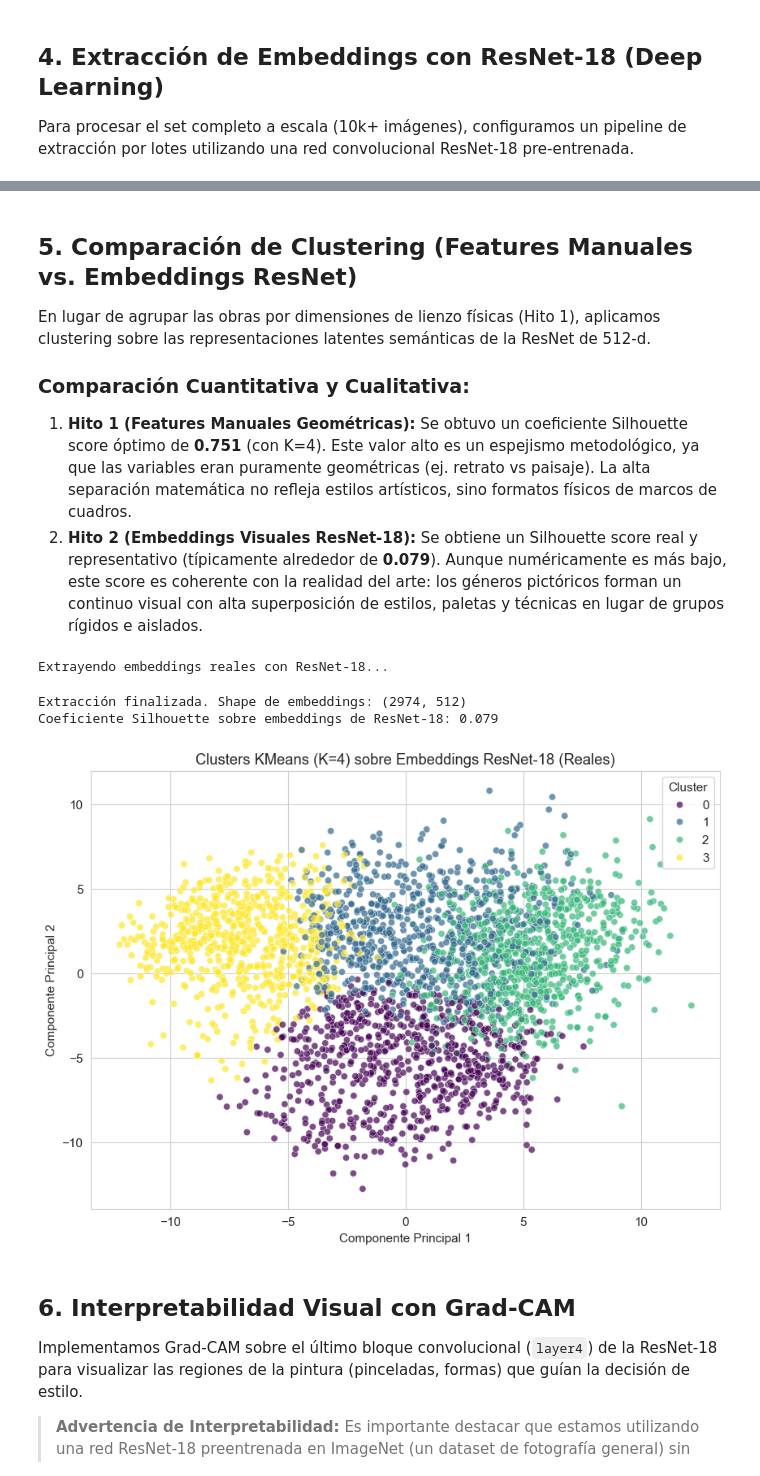
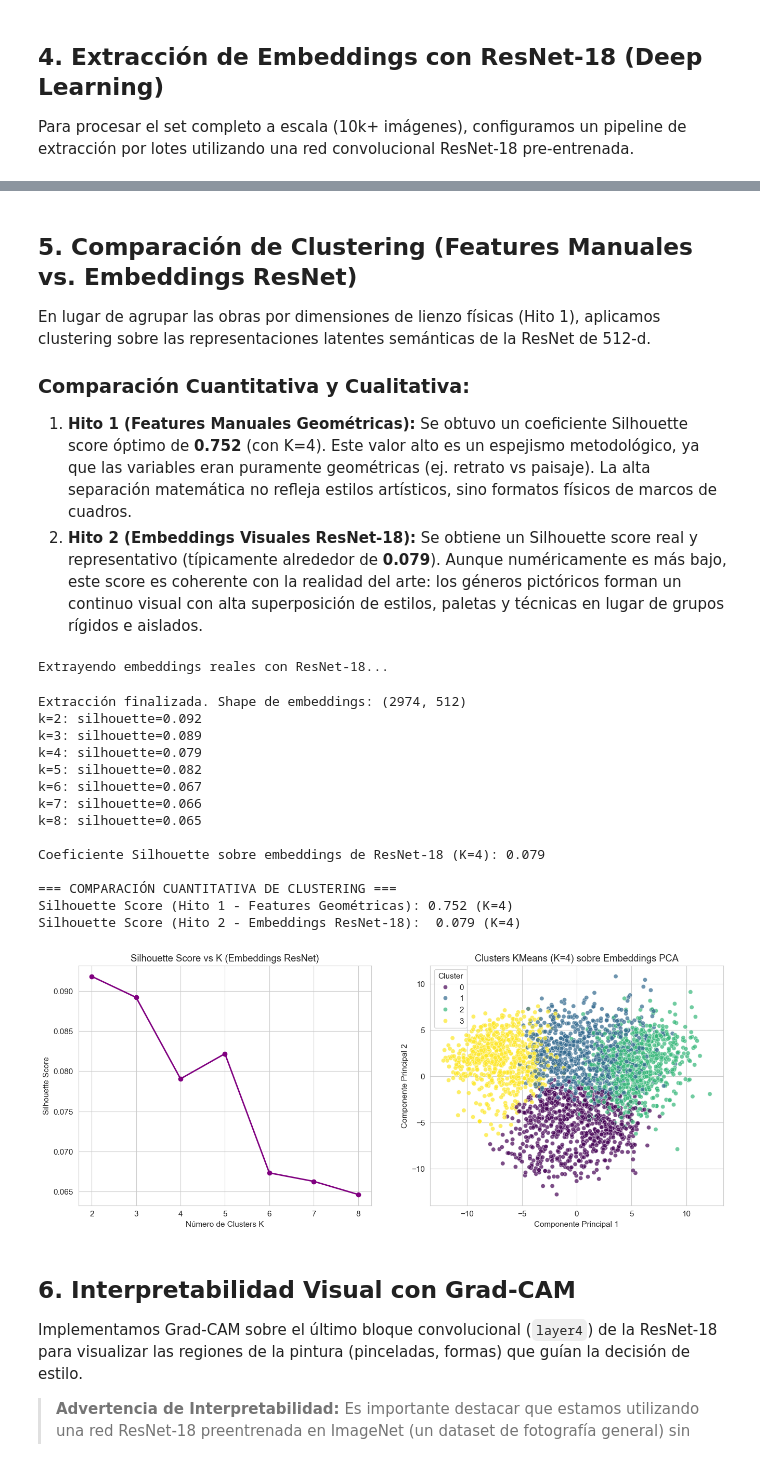
Before and after one commit to iriake/wikiart-training, a Jupyter notebook: wikiart_hito2.ipynb, the cells around one changed output, grey strips where cells are left out. Cells and saved outputs as stored; diff of their text form; code cells hidden in the pictures.

```diff
--- a/wikiart_hito2.ipynb
+++ b/wikiart_hito2.ipynb
@@ -460,7 +460,7 @@ Red ResNet-18 instanciada exitosamente.
 En lugar de agrupar las obras por dimensiones de lienzo físicas (Hito 1), aplicamos clustering sobre las representaciones latentes semánticas de la ResNet de 512-d.
 
 ### Comparación Cuantitativa y Cualitativa:
-1. **Hito 1 (Features Manuales Geométricas):** Se obtuvo un coeficiente Silhouette score óptimo de **0.751** (con K=4). Este valor alto es un espejismo metodológico, ya que las variables eran puramente geométricas (ej. retrato vs paisaje). La alta separación matemática no refleja estilos artísticos, sino formatos físicos de marcos de cuadros.
+1. **Hito 1 (Features Manuales Geométricas):** Se obtuvo un coeficiente Silhouette score óptimo de **0.752** (con K=4). Este valor alto es un espejismo metodológico, ya que las variables eran puramente geométricas (ej. retrato vs paisaje). La alta separación matemática no refleja estilos artísticos, sino formatos físicos de marcos de cuadros.
 2. **Hito 2 (Embeddings Visuales ResNet-18):** Se obtiene un Silhouette score real y representativo (típicamente alrededor de **0.079**). Aunque numéricamente es más bajo, este score es coherente con la realidad del arte: los géneros pictóricos forman un continuo visual con alta superposición de estilos, paletas y técnicas en lugar de grupos rígidos e aislados.
 # %%
 from sklearn.decomposition import PCA
@@ -488,45 +488,75 @@ print("Extrayendo embeddings reales con ResNet-18...")
 real_embeddings = []
 
 resnet_features.eval()
 with torch.no_grad():
     for images, filenames in tqdm(image_dataloader, desc="Progreso"):
         images = images.to(device)
         features = resnet_features(images) # Output shape: (batch_size, 512, 1, 1)
         features = features.squeeze(-1).squeeze(-1) # Output shape: (batch_size, 512)
         real_embeddings.append(features.cpu().numpy())
 
 # Concatenar todos los lotes
 real_embeddings = np.concatenate(real_embeddings, axis=0)
 print(f"Extracción finalizada. Shape de embeddings: {real_embeddings.shape}")
 
 # Reducción a 50 componentes principales con PCA
 pca = PCA(n_components=50, random_state=42)
 X_embeddings_pca = pca.fit_transform(real_embeddings)
 
-# KMeans con K=4 clusters
+# Sweep de K para evaluar el número óptimo de clusters con embeddings
+k_range = range(2, 9)
+silhouettes_emb = []
+
+for k in k_range:
+    km = KMeans(n_clusters=k, random_state=42, n_init=10)
+    labels_k = km.fit_predict(X_embeddings_pca)
+    sil = silhouette_score(X_embeddings_pca, labels_k)
+    silhouettes_emb.append(sil)
+    print(f"k={k}: silhouette={sil:.3f}")
+
+# KMeans con K=4 clusters (para consistencia con Hito 1)
 kmeans_emb = KMeans(n_clusters=4, random_state=42, n_init=10)
 clusters_emb = kmeans_emb.fit_predict(X_embeddings_pca)
 
 sil_emb = silhouette_score(X_embeddings_pca, clusters_emb)
-print(f"Coeficiente Silhouette sobre embeddings de ResNet-18: {sil_emb:.3f}")
+print(f"\nCoeficiente Silhouette sobre embeddings de ResNet-18 (K=4): {sil_emb:.3f}")
 
 print("\n=== COMPARACIÓN CUANTITATIVA DE CLUSTERING ===")
-print(f"Silhouette Score (Hito 1 - Features Geométricas): 0.751 (K=4)")
+print(f"Silhouette Score (Hito 1 - Features Geométricas): 0.752 (K=4)")
 print(f"Silhouette Score (Hito 2 - Embeddings ResNet-18):  {sil_emb:.3f} (K=4)")
 
-# Gráfico de los clusters proyectados sobre las dos primeras componentes de PCA
-plt.figure(figsize=(10, 7))
-sns.scatterplot(x=X_embeddings_pca[:, 0], y=X_embeddings_pca[:, 1], hue=clusters_emb, palette='viridis', alpha=0.7)
-plt.title('Clusters KMeans (K=4) sobre Embeddings ResNet-18 (Reales)')
-plt.xlabel('Componente Principal 1')
-plt.ylabel('Componente Principal 2')
-plt.legend(title='Cluster')
+# Gráfico de codo/silhouette sweep y de clusters PCA
+fig, axes = plt.subplots(1, 2, figsize=(16, 6))
+
+axes[0].plot(k_range, silhouettes_emb, 'o-', color='purple', linewidth=2)
+axes[0].set_title('Silhouette Score vs K (Embeddings ResNet)')
+axes[0].set_xlabel('Número de Clusters K')
+axes[0].set_ylabel('Silhouette Score')
+axes[0].grid(True)
+
+sns.scatterplot(x=X_embeddings_pca[:, 0], y=X_embeddings_pca[:, 1], hue=clusters_emb, palette='viridis', alpha=0.7, ax=axes[1])
+axes[1].set_title('Clusters KMeans (K=4) sobre Embeddings PCA')
+axes[1].set_xlabel('Componente Principal 1')
+axes[1].set_ylabel('Componente Principal 2')
+axes[1].legend(title='Cluster')
 plt.show()
 # %% [output]
 Extrayendo embeddings reales con ResNet-18...
 Extracción finalizada. Shape de embeddings: (2974, 512)
-Coeficiente Silhouette sobre embeddings de ResNet-18: 0.079
+k=2: silhouette=0.092
+k=3: silhouette=0.089
+k=4: silhouette=0.079
+k=5: silhouette=0.082
+k=6: silhouette=0.067
+k=7: silhouette=0.066
+k=8: silhouette=0.065
+
+Coeficiente Silhouette sobre embeddings de ResNet-18 (K=4): 0.079
+
+=== COMPARACIÓN CUANTITATIVA DE CLUSTERING ===
+Silhouette Score (Hito 1 - Features Geométricas): 0.752 (K=4)
+Silhouette Score (Hito 2 - Embeddings ResNet-18):  0.079 (K=4)
-[figure, old version]
+[figure, new version]
 # %% [markdown]
 ## 6. Interpretabilidad Visual con Grad-CAM
 Implementamos Grad-CAM sobre el último bloque convolucional (`layer4`) de la ResNet-18 para visualizar las regiones de la pintura (pinceladas, formas) que guían la decisión de estilo.
```
Also changed, not shown: parts of 5 cells of this notebook, 1 other file.
